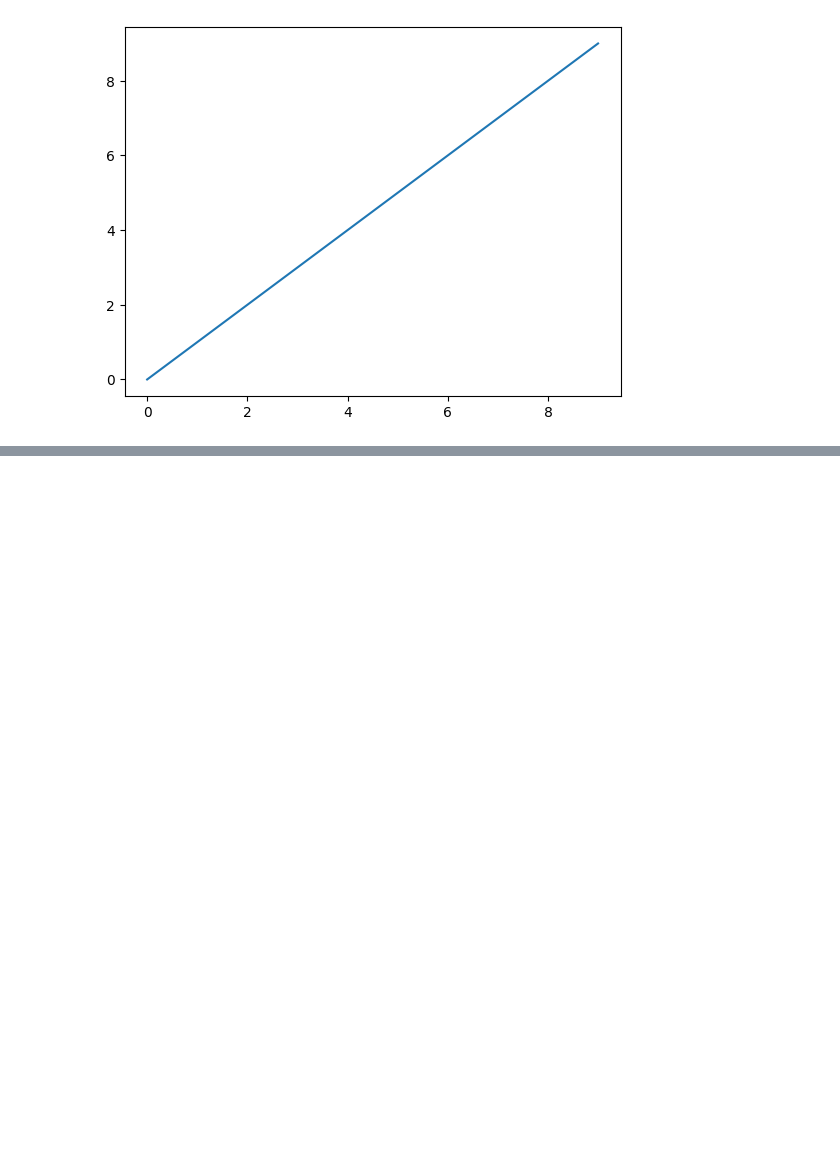
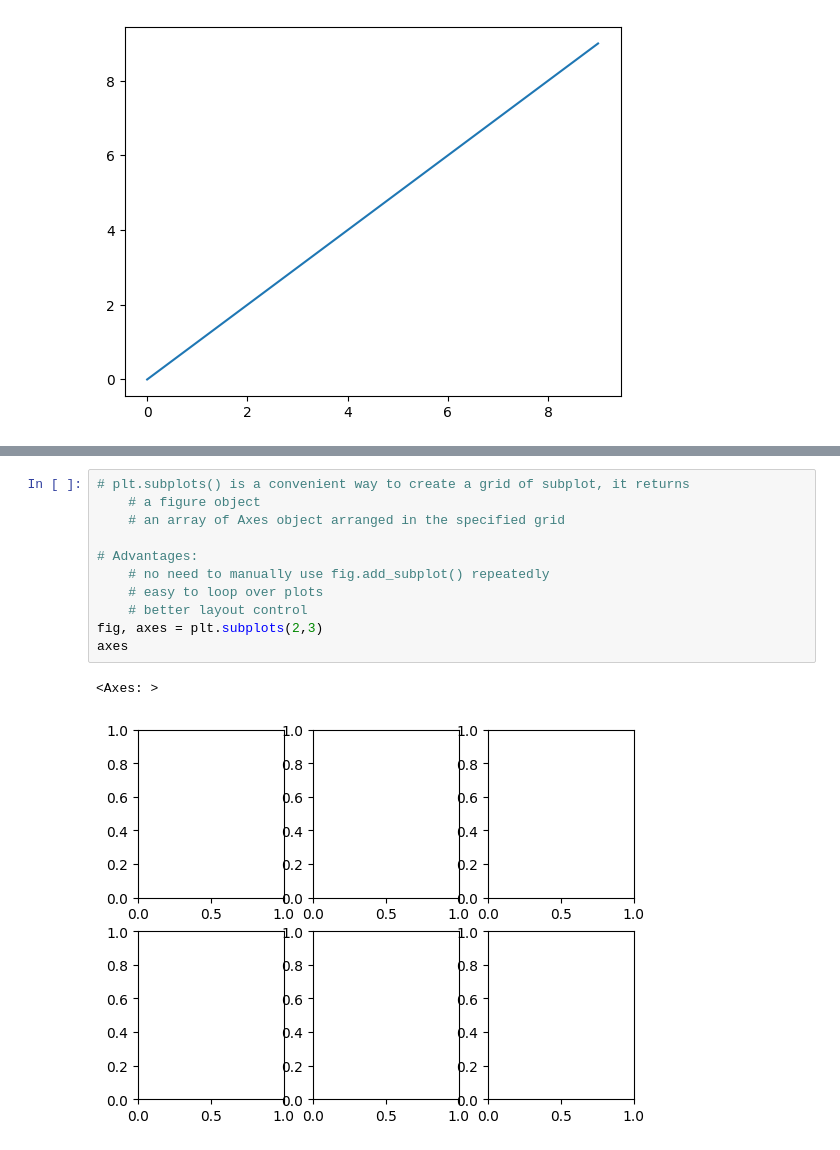
Before and after one commit to f-ckyou/pandas, a Jupyter notebook: pd-9/1_matplotlib_API_primer.ipynb, the cells around one changed output, grey strips where cells are left out. Cells and saved outputs as stored; diff of their text form; blank space fills up the shorter version.

```diff
--- a/pd-9/1_matplotlib_API_primer.ipynb
+++ b/pd-9/1_matplotlib_API_primer.ipynb
@@ -51,0 +170,14 @@ plt.plot(data)  # simple line plot
+# %%
+# plt.subplots() is a convenient way to create a grid of subplot, it returns
+    # a figure object
+    # an array of Axes object arranged in the specified grid
+
+# Advantages:
+    # no need to manually use fig.add_subplot() repeatedly
+    # easy to loop over plots
+    # better layout control
+fig, axes = plt.subplots(2,3)
+axes
+# %% [output]
+<Axes: >
+[figure, added]
```
Also changed, not shown: parts of 14 cells of this notebook.
